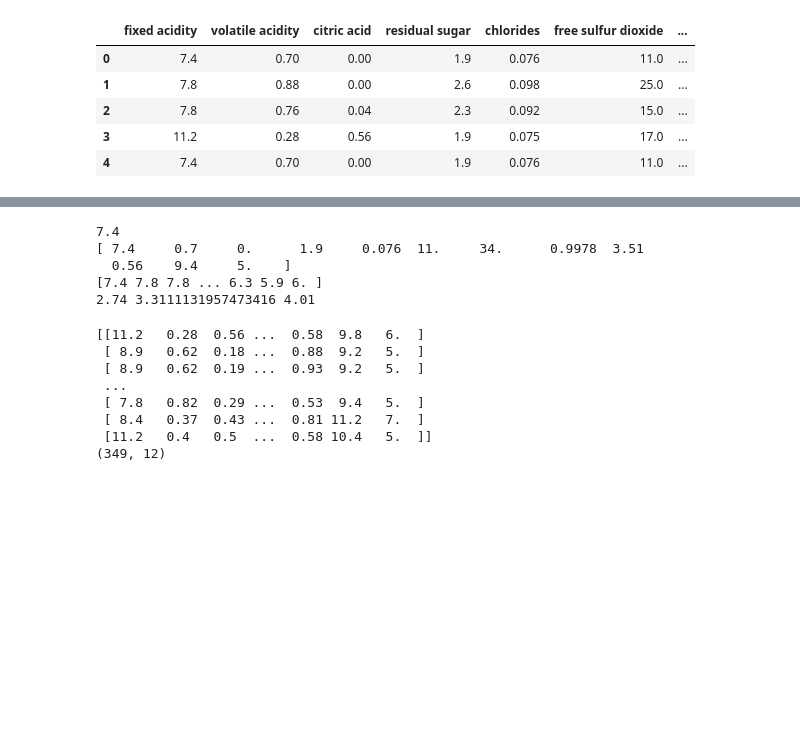
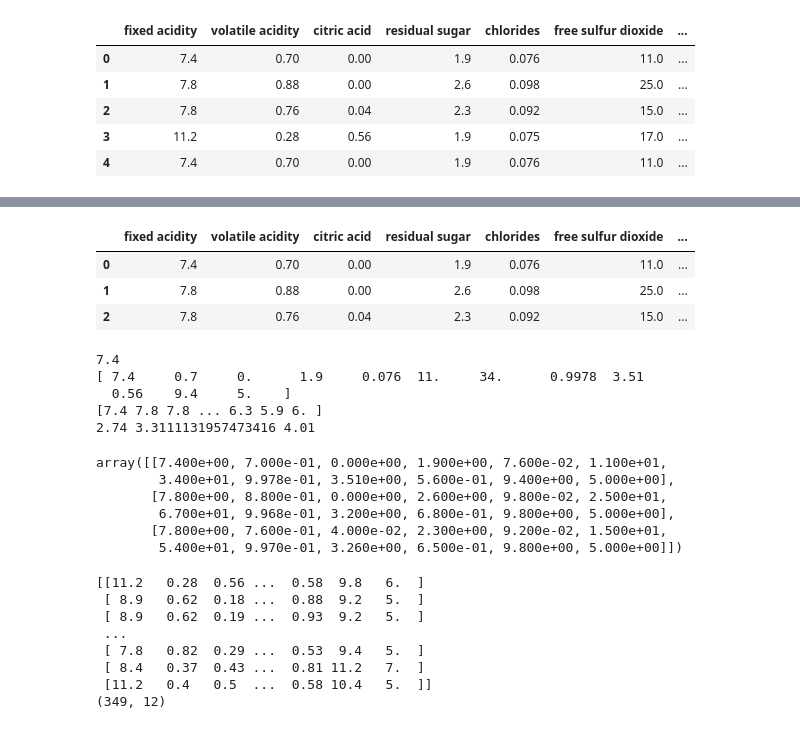
Before and after one commit to fshaikh4/spring2020, a Jupyter notebook: 02/Week2.ipynb, the cells around one changed output, grey strips where cells are left out. Cells and saved outputs as stored; diff of their text form; code cells hidden in the pictures; blank space fills up the shorter version.

```diff
--- a/02/Week2.ipynb
+++ b/02/Week2.ipynb
@@ -239,0 +260,7 @@ wine_df.head()
+# %%
+wine_df.iloc[:3,:] # should include first 3 rows (index 0 through 2; not including 3!)
+# %% [output]
+|  | fixed acidity | volatile acidity | citric acid | residual sugar | chlorides | free sulfur dioxide | ... |
+| 0 | 7.4 | 0.70 | 0.00 | 1.9 | 0.076 | 11.0 | ... |
+| 1 | 7.8 | 0.88 | 0.00 | 2.6 | 0.098 | 25.0 | ... |
+| 2 | 7.8 | 0.76 | 0.04 | 2.3 | 0.092 | 15.0 | ... |
@@ -251,4 +284,13 @@ print(pH.min(), pH.mean(), pH.max())
   0.56    9.4     5.    ]
 [7.4 7.8 7.8 ... 6.3 5.9 6. ]
 2.74 3.3111131957473416 4.01
+# %%
+wine_np[:3,:] # should print first 3 rows, same as pandas df
+# %% [output]
+array([[7.400e+00, 7.000e-01, 0.000e+00, 1.900e+00, 7.600e-02, 1.100e+01,
+        3.400e+01, 9.978e-01, 3.510e+00, 5.600e-01, 9.400e+00, 5.000e+00],
+       [7.800e+00, 8.800e-01, 0.000e+00, 2.600e+00, 9.800e-02, 2.500e+01,
+        6.700e+01, 9.968e-01, 3.200e+00, 6.800e-01, 9.800e+00, 5.000e+00],
+       [7.800e+00, 7.600e-01, 4.000e-02, 2.300e+00, 9.200e-02, 1.500e+01,
+        5.400e+01, 9.970e-01, 3.260e+00, 6.500e-01, 9.800e+00, 5.000e+00]])
 # %%
```
Also changed, not shown: parts of 9 cells of this notebook.
